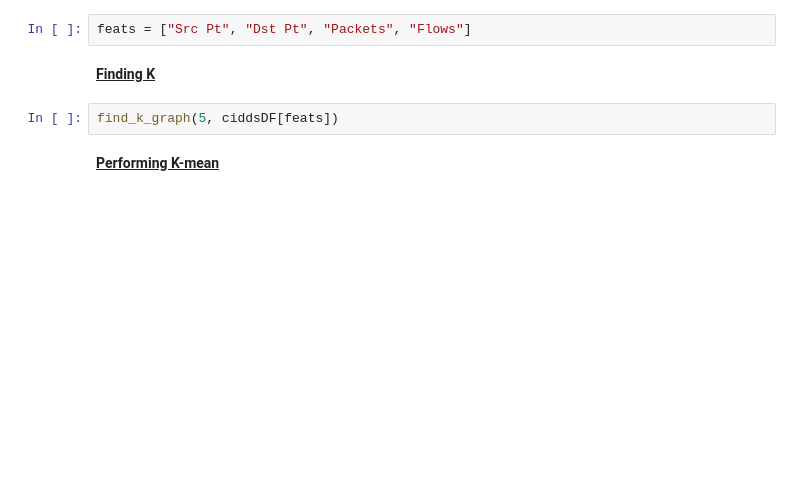
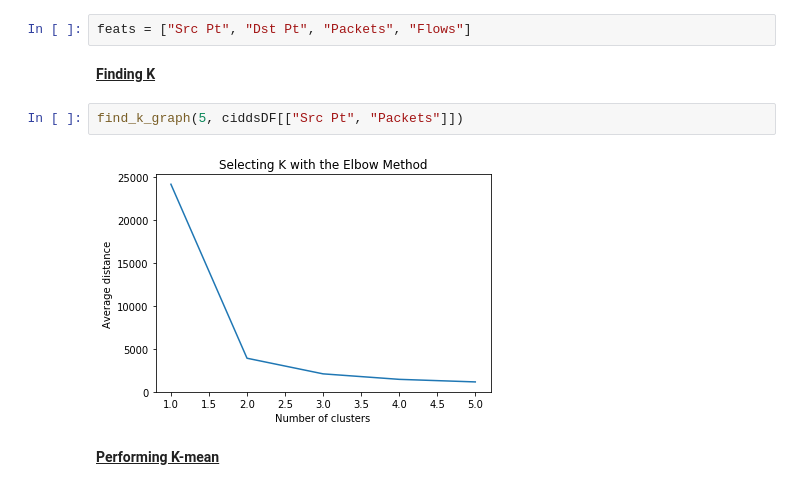
Before and after one commit to BaiKongQue/CSCI-191T_Security_Group, a Jupyter notebook: Security Group Project.ipynb, the cells around one changed output. Drawn from its saved outputs; the diff is of its cells as text; blank space fills up the shorter version.

Commit message:
ran CIDDS what i believe is DoS

```diff
--- a/Security Group Project.ipynb
+++ b/Security Group Project.ipynb
@@ -188,7 +205,9 @@ feats = ["Src Pt", "Dst Pt", "Packets", "Flows"]
 # %% [markdown]
 <u><strong>Finding K</strong></u>
 # %%
-find_k_graph(5, ciddsDF[feats])
+find_k_graph(5, ciddsDF[["Src Pt", "Packets"]])
+# %% [output]
+[figure, added]
 # %% [markdown]
 <u><strong>Performing K-mean</strong></u>
 # %%
```
Also changed, not shown: parts of 7 cells of this notebook.
